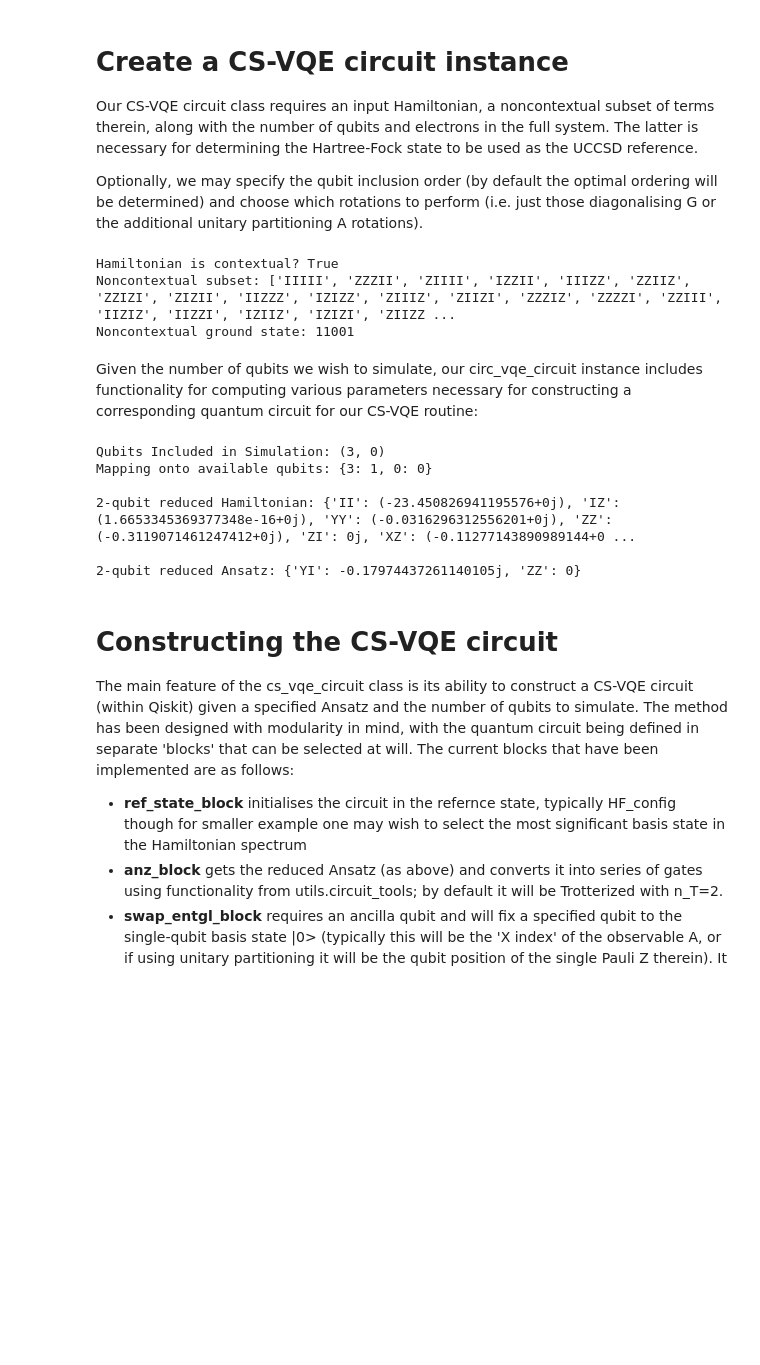
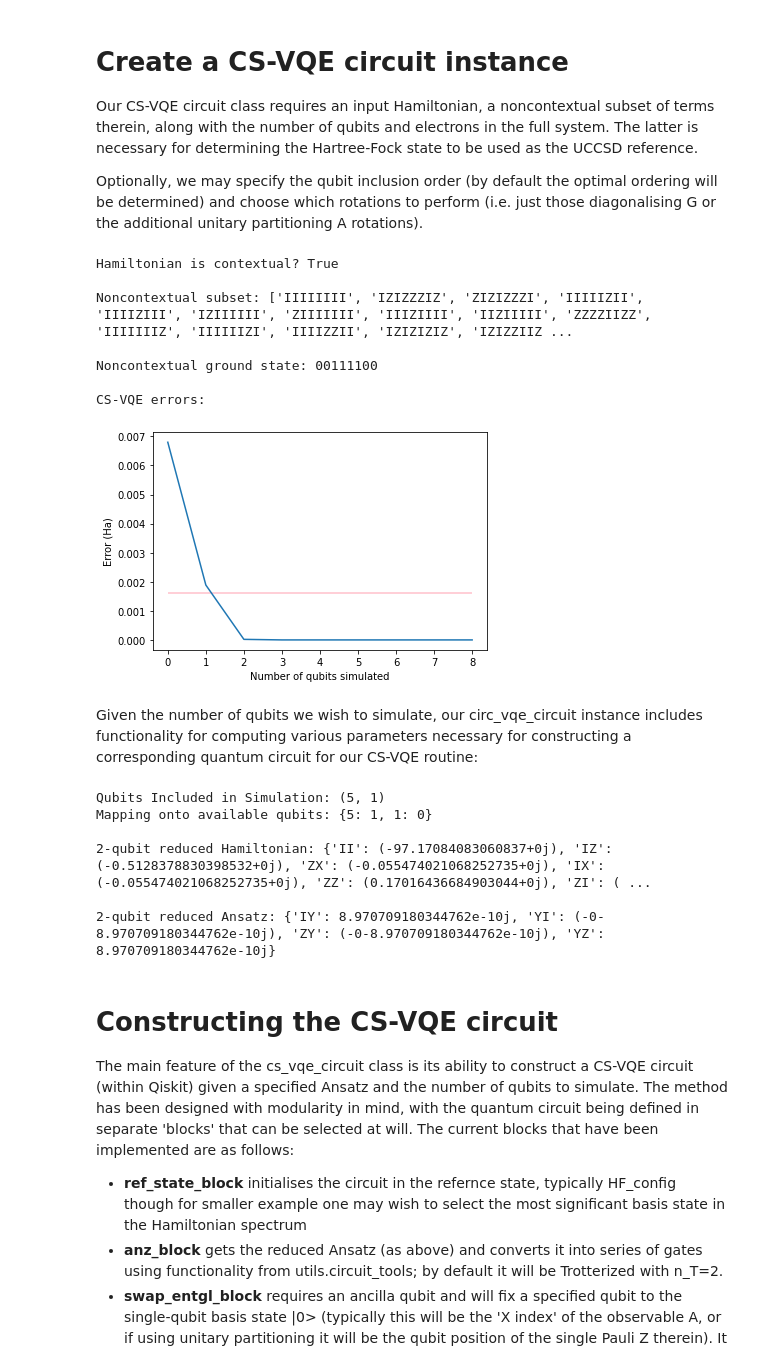
Before and after one commit to wmkirby1/CS-VQE, a Jupyter notebook: usage.ipynb, the cells around one changed output. Saved outputs shown, nothing was run; the diff lists cells and outputs as text; code cells hidden in the pictures; blank space fills up the shorter version.

```diff
--- a/usage.ipynb
+++ b/usage.ipynb
@@ -41,35 +46,46 @@ Our CS-VQE circuit class requires an input Hamiltonian, a noncontextual subset o
 
 Optionally, we may specify the qubit inclusion order (by default the optimal ordering will be determined) and choose which rotations to perform (i.e. just those diagonalising G or the additional unitary partitioning A rotations).
 # %%
-print('Hamiltonian is contextual?', cs_tools.contextualQ_ham(ham))
-terms_noncon = cs_tools.greedy_dfs(ham, 5, criterion='size')[-1]
-print('Noncontextual subset:', terms_noncon)
+print('Hamiltonian is contextual?', cs_tools.contextualQ_ham(ham), '\n')
+terms_noncon = cs_tools.greedy_dfs(ham, 1, criterion='size')[-1]
+print('Noncontextual subset:', terms_noncon, '\n')
 mol_circ = cs_circ.cs_vqe_circuit(hamiltonian = ham,
                                   terms_noncon= terms_noncon,
                                   num_qubits  = num_qubits,
                                   hf_config   = hf_config)
 
-print('Noncontextual ground state:', mol_circ.reference_state())
+print('Noncontextual ground state:', mol_circ.reference_state(), '\n')
+print('CS-VQE errors:')
+mol_circ.plot_cs_vqe_errors()
 # %% [output]
 Hamiltonian is contextual? True
-Noncontextual subset: ['IIIII', 'ZZZII', 'ZIIII', 'IZZII', 'IIIZZ', 'ZZIIZ', 'ZZIZI', 'ZIZII', 'IIZZZ', 'IZIZZ', 'ZIIIZ', 'ZIIZI', 'ZZZIZ', 'ZZZZI', 'ZZIII', 'IIZIZ', 'IIZZI', 'IZIIZ', 'IZIZI', 'ZIIZZ ...
-Noncontextual ground state: 11001
+
+Noncontextual subset: ['IIIIIIII', 'IZIZZZIZ', 'ZIZIZZZI', 'IIIIIZII', 'IIIIZIII', 'IZIIIIII', 'ZIIIIIII', 'IIIZIIII', 'IIZIIIII', 'ZZZZIIZZ', 'IIIIIIIZ', 'IIIIIIZI', 'IIIIZZII', 'IZIZIZIZ', 'IZIZZIIZ ...
+
+Noncontextual ground state: 00111100
+
+CS-VQE errors:
+[figure, added]
 # %% [markdown]
 Given the number of qubits we wish to simulate, our circ_vqe_circuit instance includes functionality for computing various parameters necessary for constructing a corresponding quantum circuit for our CS-VQE routine:
 # %%
-num_sim_q = 2
+import random
+num_sim_q = mol_circ.chem_acc_num_q
+anz_indicies = [2,4,5] #[random.randint(0, len(uccsd.keys())) for i in range(50)]
+anz = {op:uccsd[op] for op in [list(uccsd.keys())[i] for i in anz_indicies]}
+#anz = uccsd
 
 print('Qubits Included in Simulation:', mol_circ.sim_qubits(num_sim_q)[0])
 print('Mapping onto available qubits:', mol_circ.qubit_map(num_sim_q), '\n')
 print('%i-qubit reduced Hamiltonian:'%num_sim_q, mol_circ.ham_reduced[num_sim_q], '\n')
 print('%i-qubit reduced Ansatz:'%num_sim_q, mol_circ.project_anz_terms(anz, num_sim_q))
 # %% [output]
-Qubits Included in Simulation: (3, 0)
-Mapping onto available qubits: {3: 1, 0: 0}
+Qubits Included in Simulation: (5, 1)
+Mapping onto available qubits: {5: 1, 1: 0}
 
-2-qubit reduced Hamiltonian: {'II': (-23.450826941195576+0j), 'IZ': (1.6653345369377348e-16+0j), 'YY': (-0.0316296312556201+0j), 'ZZ': (-0.3119071461247412+0j), 'ZI': 0j, 'XZ': (-0.11277143890989144+0 ...
+2-qubit reduced Hamiltonian: {'II': (-97.17084083060837+0j), 'IZ': (-0.5128378830398532+0j), 'ZX': (-0.055474021068252735+0j), 'IX': (-0.055474021068252735+0j), 'ZZ': (0.17016436684903044+0j), 'ZI': ( ...
 
-2-qubit reduced Ansatz: {'YI': -0.17974437261140105j, 'ZZ': 0}
+2-qubit reduced Ansatz: {'IY': 8.970709180344762e-10j, 'YI': (-0-8.970709180344762e-10j), 'ZY': (-0-8.970709180344762e-10j), 'YZ': 8.970709180344762e-10j}
 # %% [markdown]
 # Constructing the CS-VQE circuit
 
```
Also changed, not shown: parts of 8 cells of this notebook, 4 other files.
